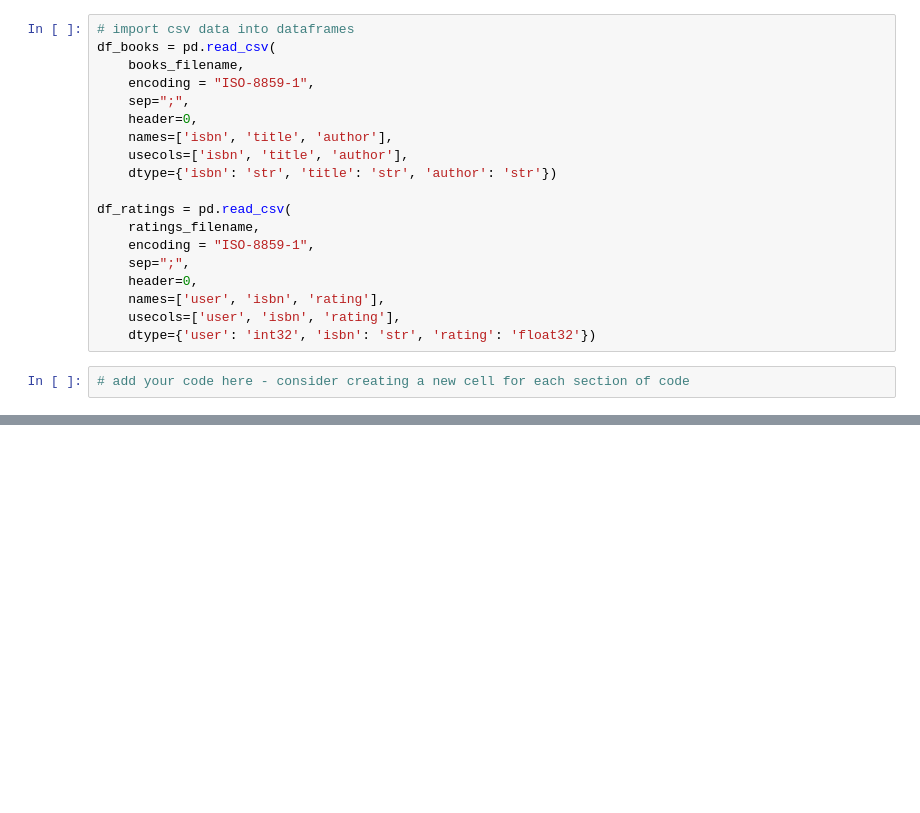
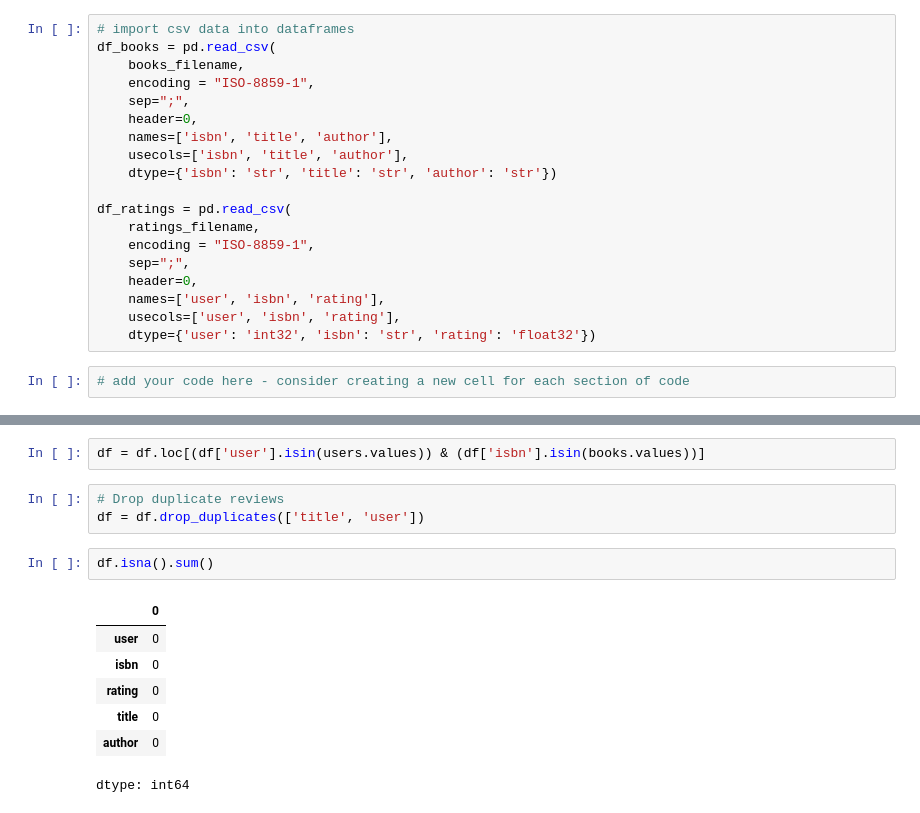
Before and after one commit to abdulganiyMK007/freeCodeCamp-Project-Files, a Jupyter notebook: fcc_book_recommendation_knn.ipynb, the cells around one changed output, grey strips where cells are left out. Saved outputs shown, nothing was run; the diff lists cells and outputs as text; blank space fills up the shorter version.

```diff
--- a/fcc_book_recommendation_knn.ipynb
+++ b/fcc_book_recommendation_knn.ipynb
@@ -164,0 +78,15 @@ def get_recommends(book = ""):
+# %%
+df = df.loc[(df['user'].isin(users.values)) & (df['isbn'].isin(books.values))]
+# %%
+# Drop duplicate reviews
+df = df.drop_duplicates(['title', 'user'])
+# %%
+df.isna().sum()
+# %% [output]
+|  | 0 |
+| user | 0 |
+| isbn | 0 |
+| rating | 0 |
+| title | 0 |
+| author | 0 |
+dtype: int64
```
Also changed, not shown: parts of 24 cells of this notebook.
